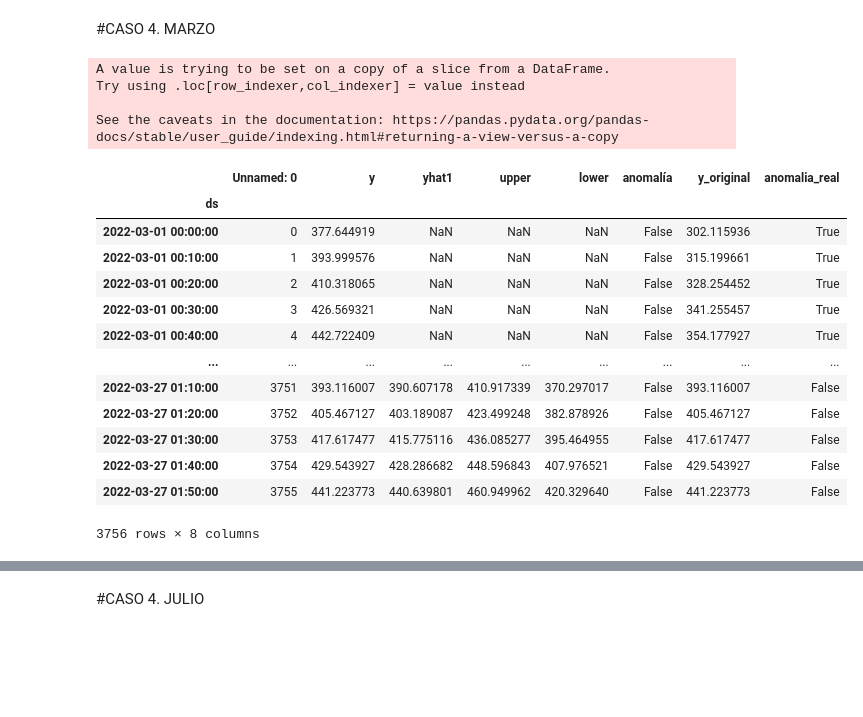
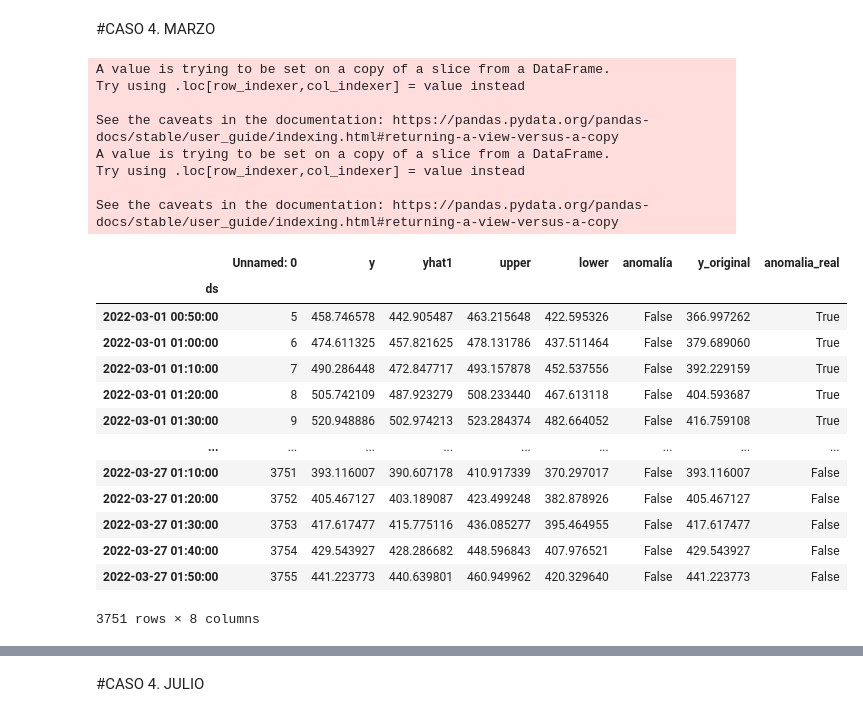
Before and after one commit to alvarofvillar/trabajopruebas, a Jupyter notebook: Estudio_Completo_Precision_Elastic.ipynb, the cells around one changed output, grey strips where cells are left out. Cells and saved outputs as stored; diff of their text form; code cells hidden in the pictures; blank space fills up the shorter version.

```diff
--- a/Estudio_Completo_Precision_Elastic.ipynb
+++ b/Estudio_Completo_Precision_Elastic.ipynb
@@ -10,6 +10,7 @@ import elasticsearch
 from elasticsearch import Elasticsearch
 import certifi
 import eland as ed
+import matplotlib.pyplot as plt
 from datetime import datetime
 import pandas as pd
 import numpy as np
@@ -45,6 +46,7 @@ df_clean.set_index('timestamp', inplace=True)
 df_clean
 df_clean = df_clean.drop(["fecha"], axis=1)
 df_clean = df_clean.sort_values(by="timestamp", ascending=True)
+
 # Modificar fechas
 df_clean = df_clean.loc['2022-02-28 00:00:00':'2022-03-27 01:50:00']
 columns2 = ["anomaly_score", "timestamp"]
@@ -57,6 +59,7 @@ df_score.set_index('timestamp', inplace=True)
 df_score
 df_score = df_score.drop(["fecha"], axis=1)
 df_score = df_score.sort_values(by="timestamp", ascending=True)
+
 # Modificar fechas
 df_score = df_score.loc['2022-02-28 00:00:00':'2022-03-27 01:50:00']
 df_score = df_score.drop_duplicates()
@@ -69,8 +72,9 @@ df_final_final
 df_final_final = df_final_final.drop_duplicates()
 # Modificar la hora para julio +2, para marzo +1
 df_final_final.index = df_final_final.index + timedelta(hours = 1)
+
 # Modificar fechas y nombres para caso
-df_final_marzo_caso4 = df_final_final.loc['2022-03-01 00:00:00':'2022-03-27 01:50:00']
+df_final_marzo_caso4 = df_final_final.loc['2022-03-01 00:50:00':'2022-03-27 01:50:00']
 df_final_marzo_caso4["anomalia_detect"] = df_final_marzo_caso4.anomaly_score_y > 0.0
 df_final_marzo_caso4
 df_final_marzo_caso4.to_csv("caso4_anomalias_marzo.csv")
@@ -79,6 +83,10 @@ A value is trying to be set on a copy of a slice from a DataFrame.
 Try using .loc[row_indexer,col_indexer] = value instead
 
 See the caveats in the documentation: https://pandas.pydata.org/pandas-docs/stable/user_guide/indexing.html#returning-a-view-versus-a-copy
+A value is trying to be set on a copy of a slice from a DataFrame.
+Try using .loc[row_indexer,col_indexer] = value instead
+
+See the caveats in the documentation: https://pandas.pydata.org/pandas-docs/stable/user_guide/indexing.html#returning-a-view-versus-a-copy
 # %%
 import pandas as pd
 import seaborn as sns
@@ -94,23 +102,23 @@ def root_mean_squared_error(actual, predictions):
 # %%
 df_anom_real = pd.read_csv("/content/caso4_marzo.csv", index_col="ds")
 # %%
-df_anom_real = df_anom_real.loc['2022-03-01 00:00:00':'2022-03-27 01:50:00']
+df_anom_real = df_anom_real.loc['2022-03-01 00:50:00':'2022-03-27 01:50:00']
 df_anom_real
 # %% [output]
 |  | Unnamed: 0 | y | yhat1 | upper | lower | anomalía | y_original | anomalia_real |
 | ds |  |  |  |  |  |  |  |  |
-| 2022-03-01 00:00:00 | 0 | 377.644919 | NaN | NaN | NaN | False | 302.115936 | True |
-| 2022-03-01 00:10:00 | 1 | 393.999576 | NaN | NaN | NaN | False | 315.199661 | True |
-| 2022-03-01 00:20:00 | 2 | 410.318065 | NaN | NaN | NaN | False | 328.254452 | True |
-| 2022-03-01 00:30:00 | 3 | 426.569321 | NaN | NaN | NaN | False | 341.255457 | True |
-| 2022-03-01 00:40:00 | 4 | 442.722409 | NaN | NaN | NaN | False | 354.177927 | True |
+| 2022-03-01 00:50:00 | 5 | 458.746578 | 442.905487 | 463.215648 | 422.595326 | False | 366.997262 | True |
+| 2022-03-01 01:00:00 | 6 | 474.611325 | 457.821625 | 478.131786 | 437.511464 | False | 379.689060 | True |
+| 2022-03-01 01:10:00 | 7 | 490.286448 | 472.847717 | 493.157878 | 452.537556 | False | 392.229159 | True |
+| 2022-03-01 01:20:00 | 8 | 505.742109 | 487.923279 | 508.233440 | 467.613118 | False | 404.593687 | True |
+| 2022-03-01 01:30:00 | 9 | 520.948886 | 502.974213 | 523.284374 | 482.664052 | False | 416.759108 | True |
 | ... | ... | ... | ... | ... | ... | ... | ... | ... |
 | 2022-03-27 01:10:00 | 3751 | 393.116007 | 390.607178 | 410.917339 | 370.297017 | False | 393.116007 | False |
 | 2022-03-27 01:20:00 | 3752 | 405.467127 | 403.189087 | 423.499248 | 382.878926 | False | 405.467127 | False |
 | 2022-03-27 01:30:00 | 3753 | 417.617477 | 415.775116 | 436.085277 | 395.464955 | False | 417.617477 | False |
 | 2022-03-27 01:40:00 | 3754 | 429.543927 | 428.286682 | 448.596843 | 407.976521 | False | 429.543927 | False |
 | 2022-03-27 01:50:00 | 3755 | 441.223773 | 440.639801 | 460.949962 | 420.329640 | False | 441.223773 | False |
-3756 rows × 8 columns
+3751 rows × 8 columns
 # %%
 #### Regression Metrics
 print("Mean Absolute Error (MAE): %4f" %mean_absolute_error(df_final_marzo_caso4.actual, df_final_marzo_caso4.model_median))
```
Also changed, not shown: parts of 22 cells of this notebook.
